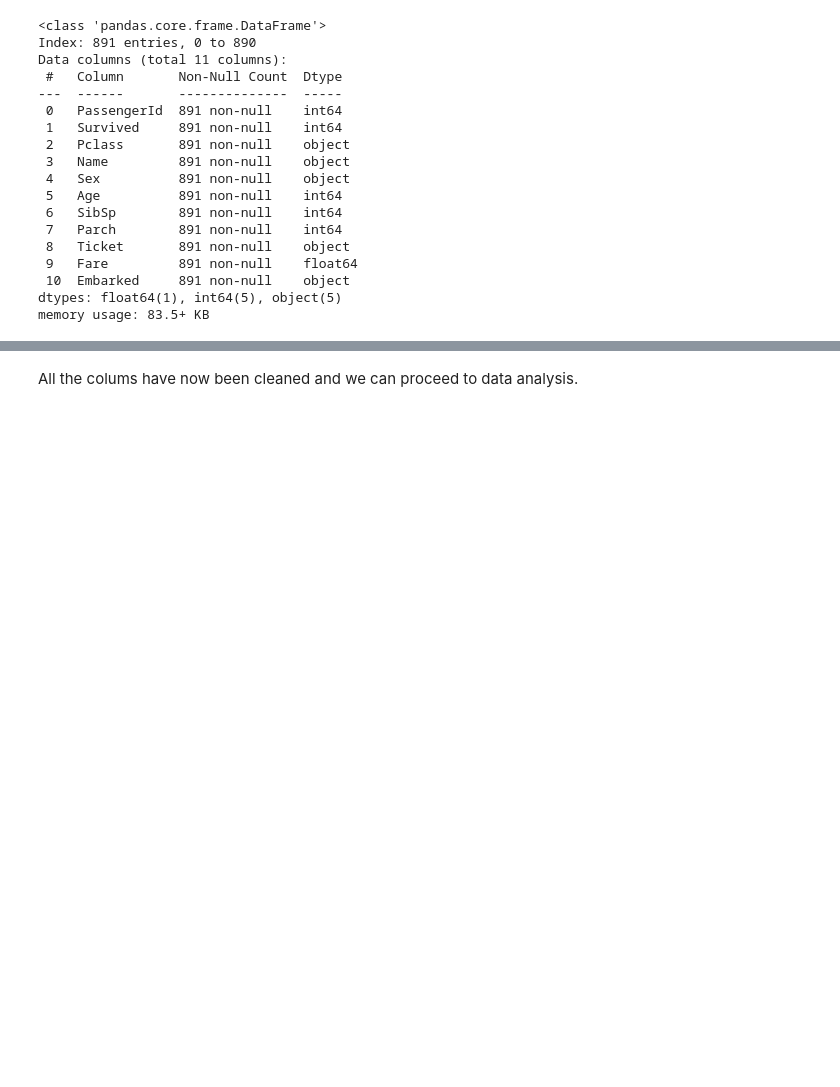
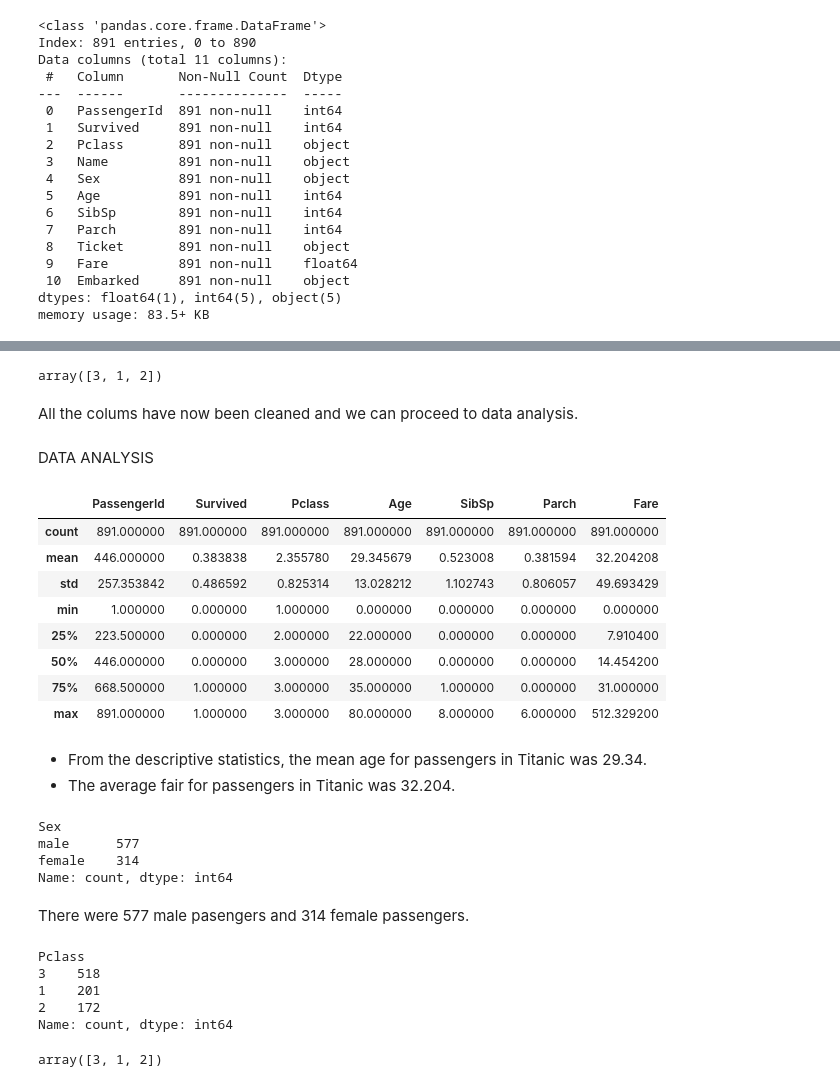
Before and after one commit to BriegeMeso/Titanic-Data-Analysis, a Jupyter notebook: titanic.ipynb, the cells around one changed output, grey strips where cells are left out. Cells and saved outputs as stored; diff of their text form; code cells hidden in the pictures; blank space fills up the shorter version.

Commit message:
Comencing data analysis

```diff
--- a/titanic.ipynb
+++ b/titanic.ipynb
@@ -265,2 +282,56 @@ memory usage: 83.5+ KB
+# %%
+df['Pclass'] = df['Pclass'].replace(['0', 'Unknown', '','?'],np.nan)
+# %%
+df['Pclass'] = pd.to_numeric(df['Pclass'])
+# %%
+# handling placeholders in Pclass
+df['Pclass'] = df['Pclass'].fillna(df['Pclass'].mode()[0])
+# %%
+df['Pclass'] = df['Pclass'].astype(int)
+# %%
+df['Pclass'].unique()
+# %% [output]
+array([3, 1, 2])
 # %% [markdown]
 All the colums have now been cleaned and we can proceed to data analysis.
+# %% [markdown]
+DATA ANALYSIS
+# %%
+# Statistics
+
+df.describe()
+# %% [output]
+|  | PassengerId | Survived | Pclass | Age | SibSp | Parch | Fare |
+| count | 891.000000 | 891.000000 | 891.000000 | 891.000000 | 891.000000 | 891.000000 | 891.000000 |
+| mean | 446.000000 | 0.383838 | 2.355780 | 29.345679 | 0.523008 | 0.381594 | 32.204208 |
+| std | 257.353842 | 0.486592 | 0.825314 | 13.028212 | 1.102743 | 0.806057 | 49.693429 |
+| min | 1.000000 | 0.000000 | 1.000000 | 0.000000 | 0.000000 | 0.000000 | 0.000000 |
+| 25% | 223.500000 | 0.000000 | 2.000000 | 22.000000 | 0.000000 | 0.000000 | 7.910400 |
+| 50% | 446.000000 | 0.000000 | 3.000000 | 28.000000 | 0.000000 | 0.000000 | 14.454200 |
+| 75% | 668.500000 | 1.000000 | 3.000000 | 35.000000 | 1.000000 | 0.000000 | 31.000000 |
+| max | 891.000000 | 1.000000 | 3.000000 | 80.000000 | 8.000000 | 6.000000 | 512.329200 |
+# %% [markdown]
+- From the descriptive statistics, the mean age for passengers in Titanic was 29.34.
+- The average fair for passengers in Titanic was 32.204.
+# %%
+df['Sex'].value_counts()
+# %% [output]
+Sex
+male      577
+female    314
+Name: count, dtype: int64
+# %% [markdown]
+There were 577 male pasengers and 314 female passengers.
+# %%
+# Understanding the number of passengers in the passenger classes
+df['Pclass'].value_counts()
+# %% [output]
+Pclass
+3    518
+1    201
+2    172
+Name: count, dtype: int64
+# %%
+df['Pclass'].unique()
+# %% [output]
+array([3, 1, 2])
```
Also changed, not shown: parts of 4 cells of this notebook.
